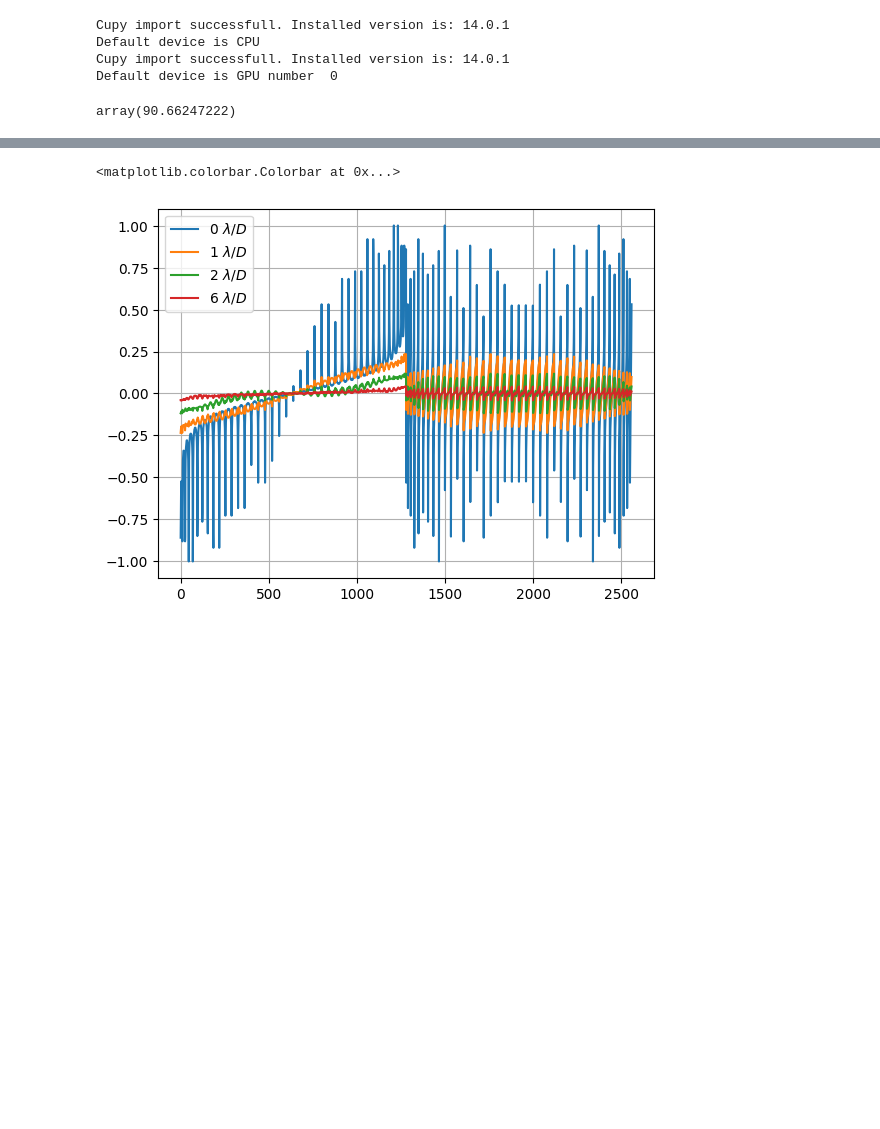
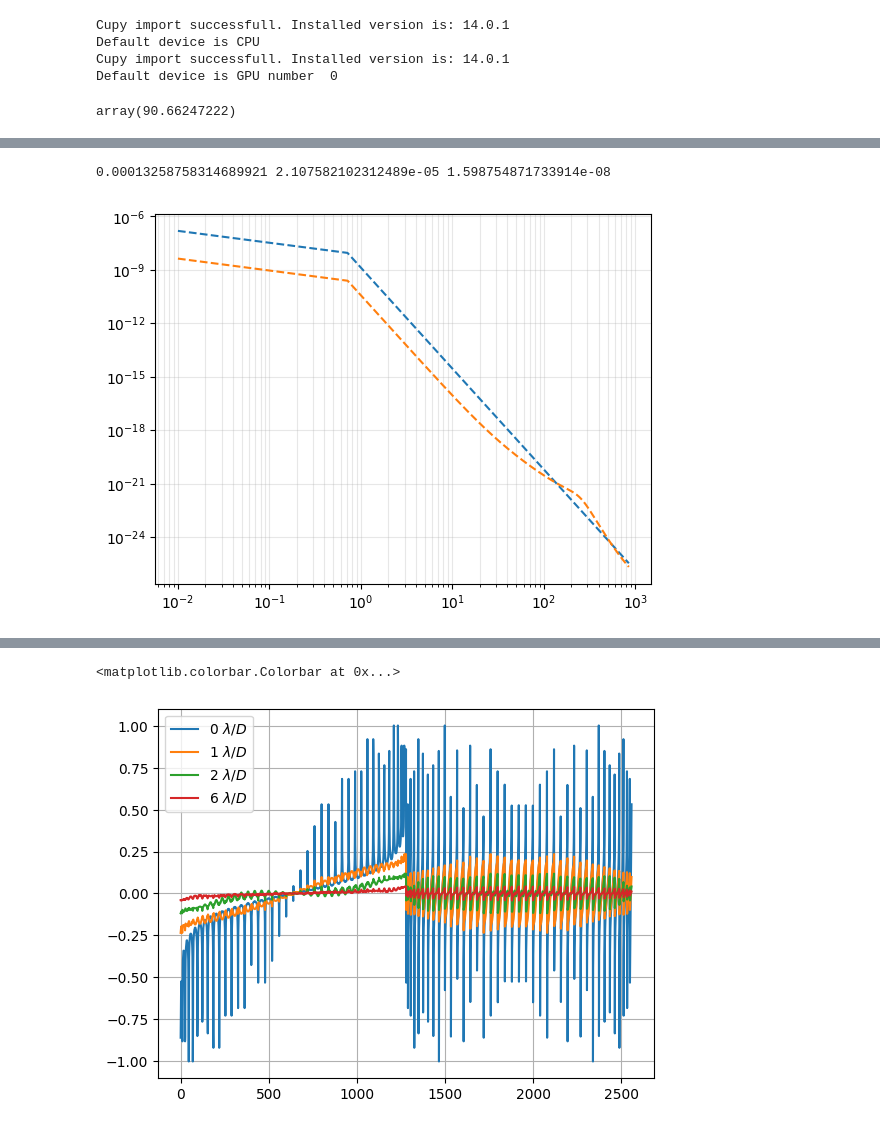
Before and after one commit to ArcetriAdaptiveOptics/SPECULA, a Jupyter notebook: config/ErrorBudget/debug_error_budget.ipynb, the cells around one changed output, grey strips where cells are left out. Saved outputs shown, nothing was run; the diff lists cells and outputs as text; code cells hidden in the pictures; blank space fills up the shorter version.

```diff
--- a/config/ErrorBudget/debug_error_budget.ipynb
+++ b/config/ErrorBudget/debug_error_budget.ipynb
@@ -36,2 +36,23 @@ array([0.16666668, 0.16666668, 0.16666668, ..., 0.79170826, 0.7916771 ,
+# %%
+rtf = soul.get_rtf(mode=0,fs=1700)
+ntf = soul.get_ntf(mode=0,fs=1700)
+freq = soul.get_freq_vec(fs=1700)
+psd = soul.analytical_atmo_psd(mode_id=0, r0=10e-2, V=10, freq=freq)
+
+plt.figure()
+# plt.loglog(cpuArray(freq),cpuArray(rtf**2),'--')
+plt.loglog(cpuArray(freq),cpuArray(psd),'--')
+plt.loglog(cpuArray(freq),cpuArray(psd*rtf**2),'--')
+plt.grid(which='both',alpha=0.3)
+
+from scipy.integrate import simpson
+from specula.mmlib.utils import von_karman_power
+vkp = simpson(np.sqrt(cpuArray(psd)),cpuArray(freq))
+filt = simpson(cpuArray(psd*rtf**2),cpuArray(freq))
+
+print(vkp,np.sqrt(filt),von_karman_power(1/8.4,r0=10e-2,L0=25,D=8.4)*((500e-9)*(2*np.pi))**2)
+# %% [output]
+0.00013258758314689921 2.107582102312489e-05 1.598754871733914e-08
+[figure, added]
 # %%
 raise ValueError('Stop')
```
Also changed, not shown: parts of 4 cells of this notebook, 7 other files.
